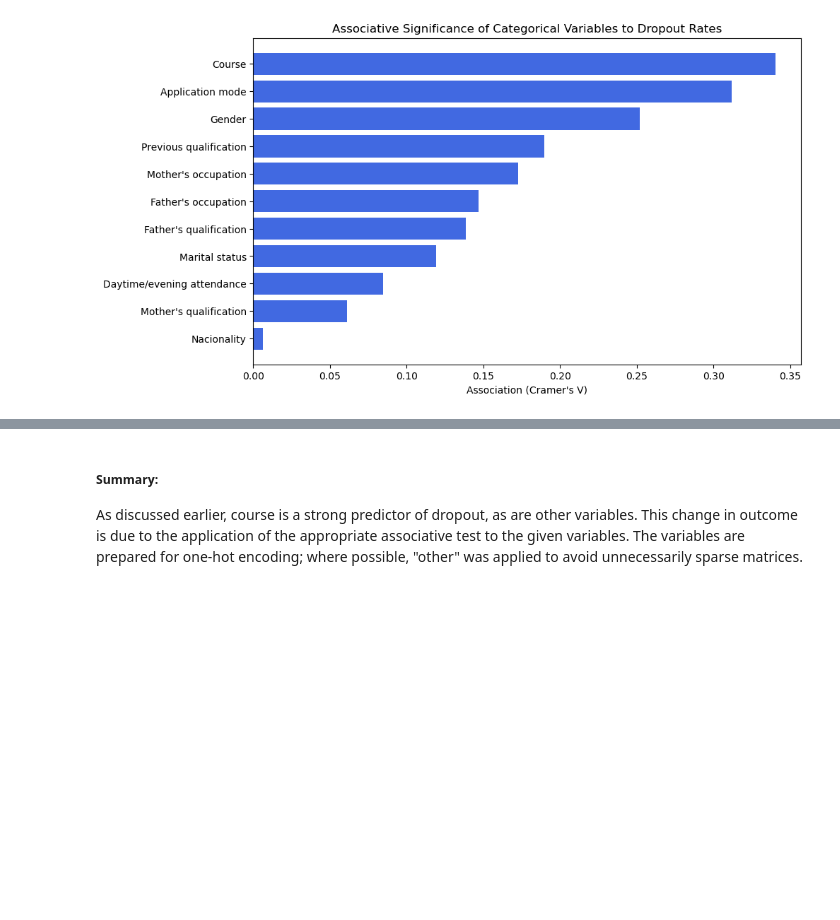
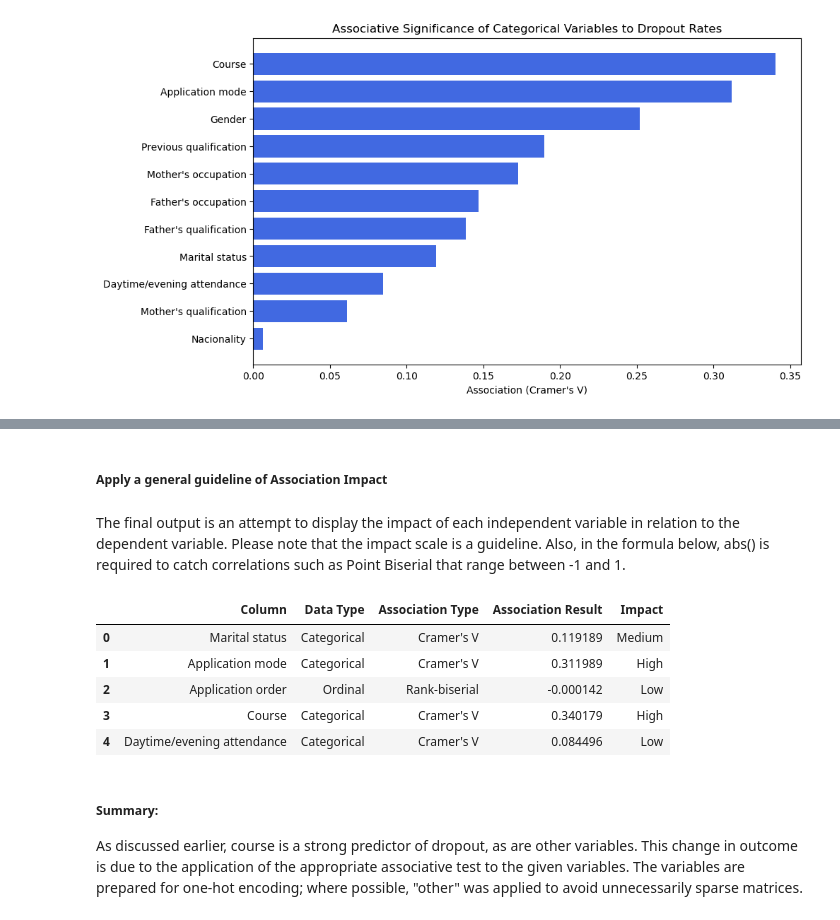
Before and after one commit to Kevin-Kwasnik/student-dropout-prediction, a Jupyter notebook: 2.Analysis/EDA.ipynb, the cells around one changed output, grey strips where cells are left out. Saved outputs shown, nothing was run; the diff lists cells and outputs as text; code cells hidden in the pictures; blank space fills up the shorter version.

Commit message:
data prep - version 1 complete

```diff
--- a/2.Analysis/EDA.ipynb
+++ b/2.Analysis/EDA.ipynb
@@ -922,0 +939,3 @@ data_type_mapping[data_type_mapping['Data Type'] == 'Categorical']
+# %%
+results_df.rename({'Association': 'Association Result'}, axis=1, inplace=True)
+results_df['Association Type'] = 'Cramer\'s V'
@@ -922,0 +951,4 @@ data_type_mapping[data_type_mapping['Data Type'] == 'Categorical']
+# %%
+data_type_mapping.set_index('Column', inplace=True)
+data_type_mapping.update(results_df[['Column', 'Association Type', 'Association Result']].set_index('Column'))
+data_type_mapping.reset_index(inplace=True)
@@ -922,0 +964,22 @@ data_type_mapping[data_type_mapping['Data Type'] == 'Categorical']
+# %% [markdown]
+##### Apply a general guideline of Association Impact
+# %% [markdown]
+The final output is an attempt to display the impact of each independent variable in relation to the dependent variable. Please note that the impact scale is a guideline. Also, in the formula below, abs() is required to catch correlations such as Point Biserial that range between -1 and 1.
+# %%
+impact_scale = {
+    'Point Biserial': [0.15, 0.3],
+    'Rank-biserial': [0.2, 0.4],
+    'Phi Coefficient': [0.1,0.3],
+    'Cramer\'s V': [0.1, 0.2]
+}
+# %%
+data_type_mapping['Impact'] = data_type_mapping[data_type_mapping.Column != 'Target'].apply(lambda x: 'High' if abs(x['Association Result']) >= impact_scale[x['Association Type']][1] else ('Low' if abs(x['Association Result']) <= impact_scale[x['Association Type']][0] else 'Medium'), axis=1)
+# %%
+data_type_mapping.head()
+# %% [output]
+|  | Column | Data Type | Association Type | Association Result | Impact |
+| 0 | Marital status | Categorical | Cramer's V | 0.119189 | Medium |
+| 1 | Application mode | Categorical | Cramer's V | 0.311989 | High |
+| 2 | Application order | Ordinal | Rank-biserial | -0.000142 | Low |
+| 3 | Course | Categorical | Cramer's V | 0.340179 | High |
+| 4 | Daytime/evening attendance | Categorical | Cramer's V | 0.084496 | Low |
```
Also changed, not shown: parts of 15 cells of this notebook.
